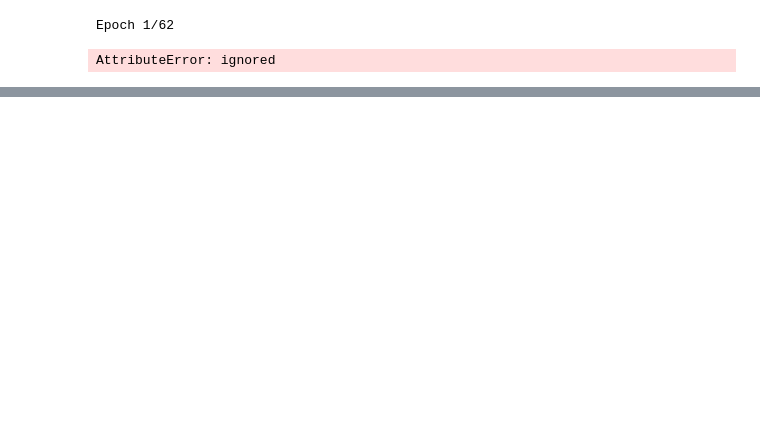
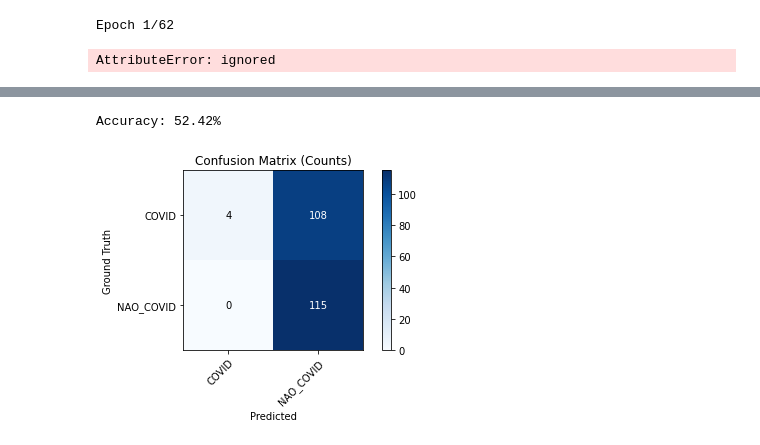
Before and after one commit to gustavocac/COVID_handson, a Jupyter notebook: COVID_AI_Dasa_Educa.ipynb, the cells around one changed output, grey strips where cells are left out. Drawn from its saved outputs; the diff is of its cells as text; code cells hidden in the pictures; blank space fills up the shorter version.

```diff
--- a/COVID_AI_Dasa_Educa.ipynb
+++ b/COVID_AI_Dasa_Educa.ipynb
@@ -600,6 +649,6 @@ print ('\033[1m' + 'Ready for next step!')
 # %%
 #@title Algorithm Performance (test set) - 2 x 2 table { display-mode: "form" }
-threshold = 0.58 #@param {type:"slider", min:0, max:1, step:0.01}
+threshold = 0.37 #@param {type:"slider", min:0, max:1, step:0.01}
 threshold = 1-threshold
 # This code will be hidden when the notebook is loaded.
 
@@ -666,33 +715,36 @@ def plot_confusion_matrix(y_true, y_pred, classes,
     thresh = cm.max() / 2.
     for i in range(cm.shape[1]):
         for j in range(cm.shape[0]):
             ax.text(j, i, format(cm[i, j], fmt),
                     ha="center", va="center",
                     color="white" if cm[i, j] > thresh else "black")
     fig.tight_layout()
     return ax
 
 X, Y = test_generator.next() # Get the X (images) and Y (labels) of the test set
 
 labels_pred = best_model.predict(X) #predict the output from X
 
 #labels_pred = labels_pred > labels_pred.mean() #predictions greater than mean are set to 1, those lesser than or equal to mean are set to 0.
 
 labels_pred = labels_pred >= threshold
 
 labels_test = Y
 
 np.set_printoptions(precision=2)
 
 # Plot non-normalized confusion matrix
 plot_confusion_matrix(labels_test, labels_pred.astype('int'), classes=['COVID','NAO_COVID'], normalize=False,
                       title='Confusion Matrix (Counts)')
 
 accuracy = metrics.accuracy_score(labels_test, labels_pred)
 
 print("Accuracy: {:.2f}%".format(accuracy*100.))
 
 #print ('\033[1m' + 'Ready for next step!')
+# %% [output]
+Accuracy: 52.42%
+[figure, added]
 # %%
 #@title Algorithm Performance (test set) - ROC Curve {display-mode: "form"}
 
```
Also changed, not shown: parts of 19 cells of this notebook.
